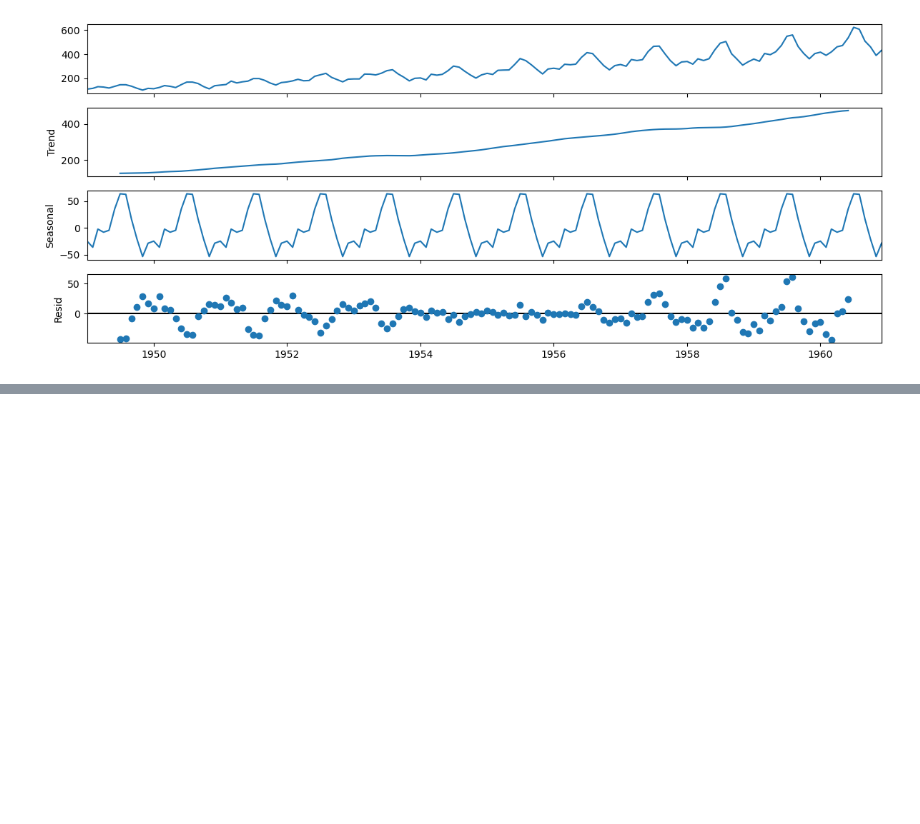
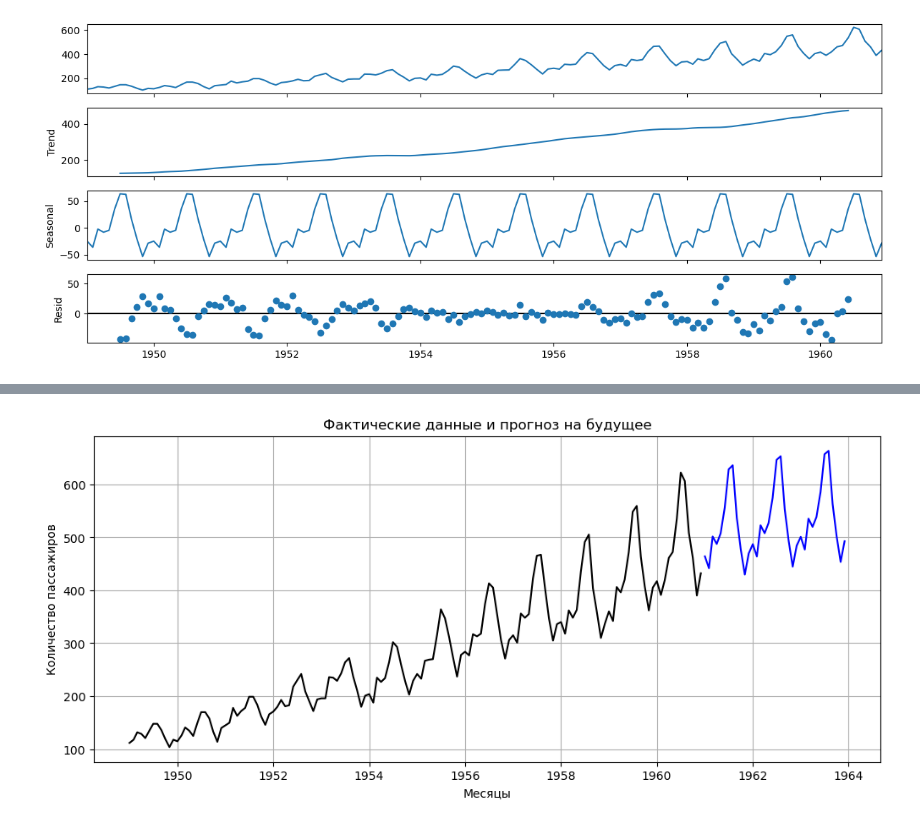
Before and after one commit to ShaidulinAndrew/ML_algoritms_classes, a Jupyter notebook: Time_series/ARIMA.ipynb, the cells around one changed output, grey strips where cells are left out. Saved outputs shown, nothing was run; the diff lists cells and outputs as text; code cells hidden in the pictures; blank space fills up the shorter version.

```diff
--- a/Time_series/ARIMA.ipynb
+++ b/Time_series/ARIMA.ipynb
@@ -84,0 +170,23 @@ plt.show()
+# %%
+# зделаем прогноз на 61, 62, 63 годы.
+start = len(data)
+end = (len(data) - 1) + 3 * 12
+
+# построим прогноз на 3 года вперед
+forecast = result.predict(start, end)
+# %%
+# выведем две кривые (фактические данные и прогноз на будущее)
+plt.plot(data, color = 'black')
+plt.plot(forecast, color = 'blue')
+
+# заголовок и подписи к осям
+plt.title('Фактические данные и прогноз на будущее')
+plt.ylabel('Количество пассажиров')
+plt.xlabel('Месяцы')
+
+# добавим сетку
+plt.grid()
+
+plt.show()
+# %% [output]
+[figure, added]
```
Also changed, not shown: parts of 9 cells of this notebook.
